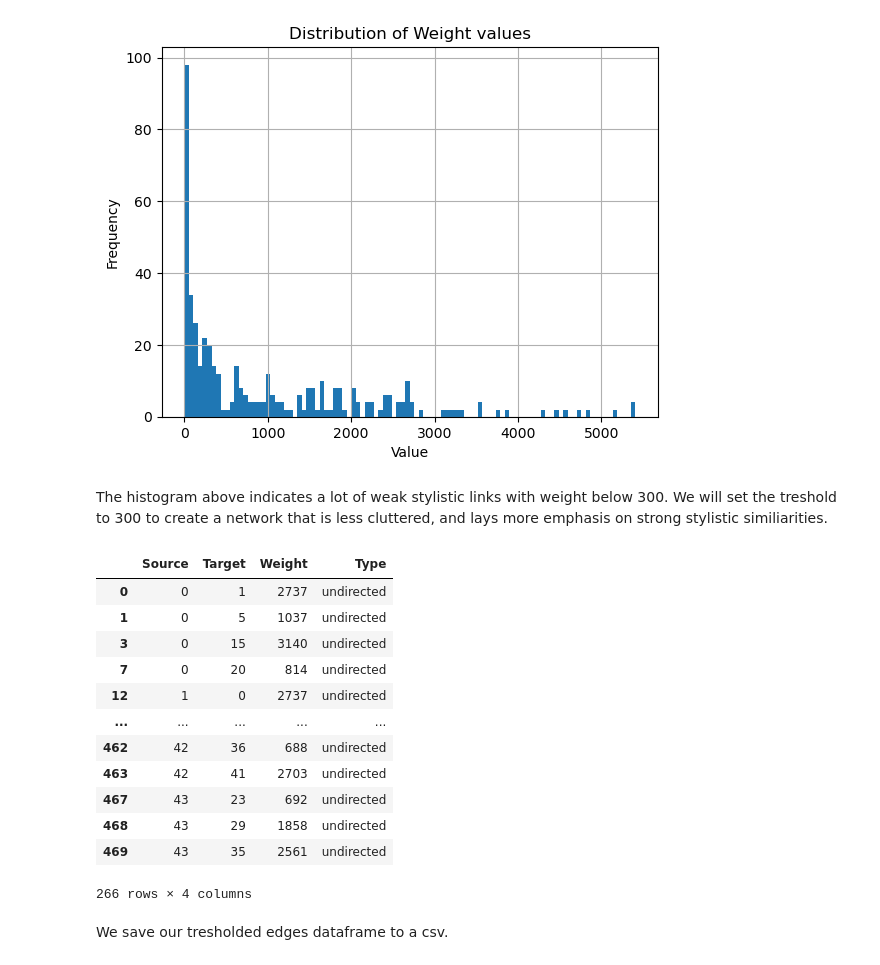
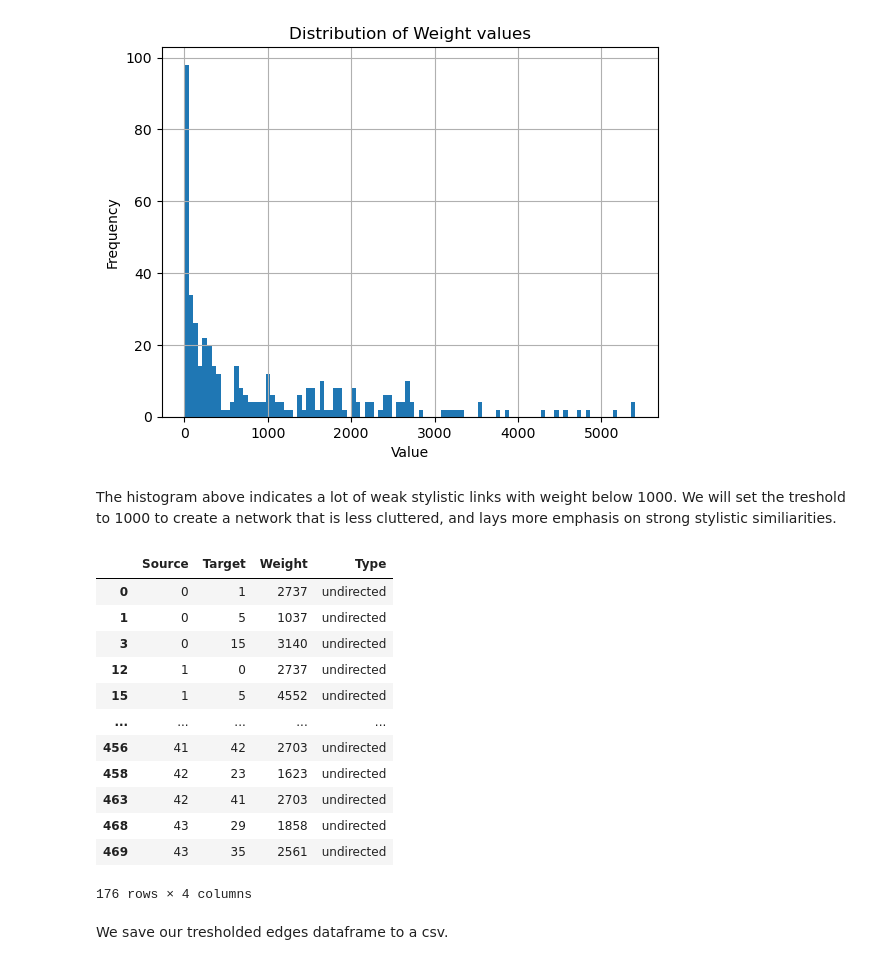
Before and after one commit to Cameron-Meinsma/dh_tools_and_methods_group_project, a Jupyter notebook: gephi/merging_metadata.ipynb, the cells around one changed output. Drawn from its saved outputs; the diff is of its cells as text; code cells hidden in the pictures.

Commit message:
increased weight treshold to 1000 and updated .gephi project file

```diff
--- a/gephi/merging_metadata.ipynb
+++ b/gephi/merging_metadata.ipynb
@@ -152,24 +152,24 @@ plt.show()
 # %% [output]
 [figure]
 # %% [markdown]
-The histogram above indicates a lot of weak stylistic links with weight below 300. We will set the treshold to 300 to create a network that is less cluttered, and lays more emphasis on strong stylistic similiarities.
+The histogram above indicates a lot of weak stylistic links with weight below 1000. We will set the treshold to 1000 to create a network that is less cluttered, and lays more emphasis on strong stylistic similiarities.
 # %%
-edges = edges[edges['Weight'] >= 300]
+edges = edges[edges['Weight'] >= 1000]
 edges
 # %% [output]
 |  | Source | Target | Weight | Type |
 | 0 | 0 | 1 | 2737 | undirected |
 | 1 | 0 | 5 | 1037 | undirected |
 | 3 | 0 | 15 | 3140 | undirected |
-| 7 | 0 | 20 | 814 | undirected |
 | 12 | 1 | 0 | 2737 | undirected |
+| 15 | 1 | 5 | 4552 | undirected |
 | ... | ... | ... | ... | ... |
-| 462 | 42 | 36 | 688 | undirected |
+| 456 | 41 | 42 | 2703 | undirected |
+| 458 | 42 | 23 | 1623 | undirected |
 | 463 | 42 | 41 | 2703 | undirected |
-| 467 | 43 | 23 | 692 | undirected |
 | 468 | 43 | 29 | 1858 | undirected |
 | 469 | 43 | 35 | 2561 | undirected |
-266 rows × 4 columns
+176 rows × 4 columns
 # %% [markdown]
 We save our tresholded edges dataframe to a csv.
 # %%
```
Also changed, not shown: 2 other files.
